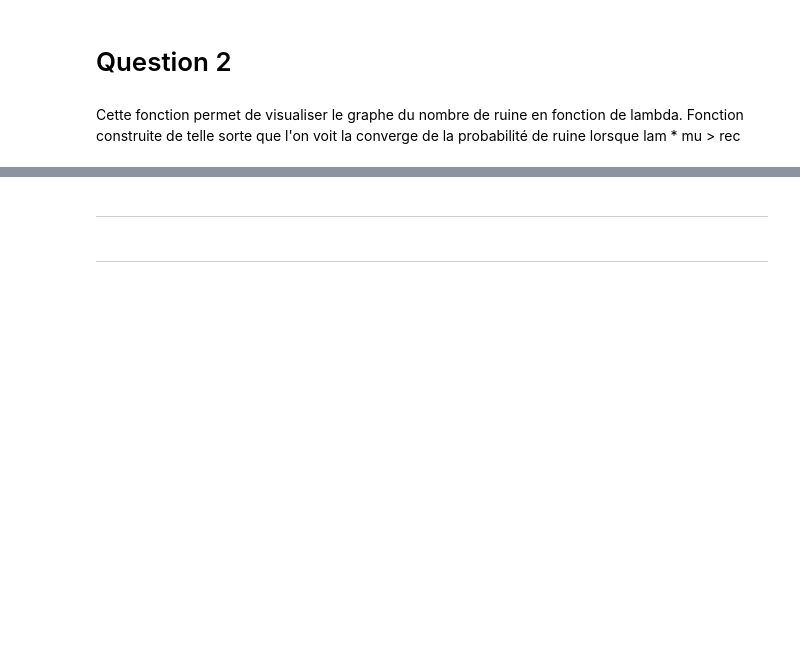
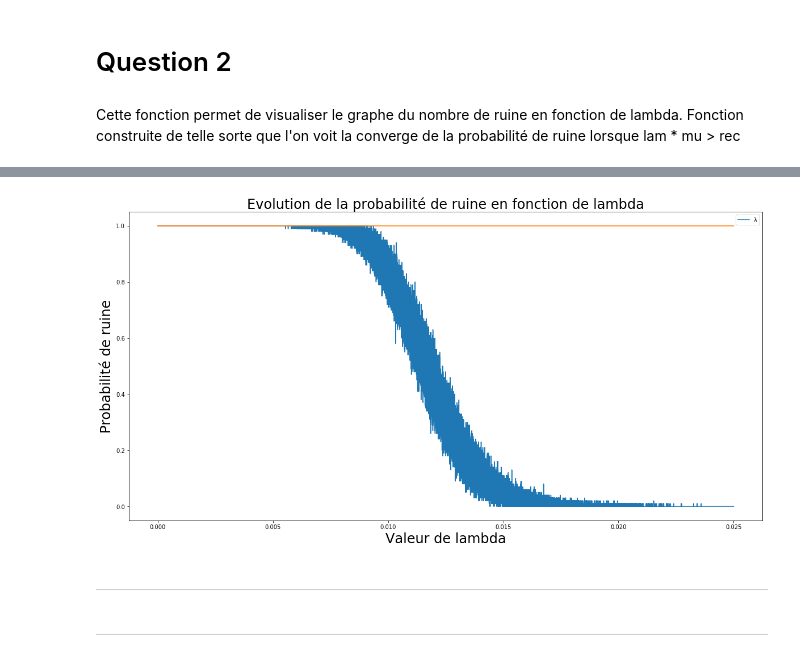
Before and after one commit to Oneway81/Grp-Tra-App, a Jupyter notebook: rendu.ipynb, the cells around one changed output, grey strips where cells are left out. Saved outputs shown, nothing was run; the diff lists cells and outputs as text; code cells hidden in the pictures; blank space fills up the shorter version.

```diff
--- a/rendu.ipynb
+++ b/rendu.ipynb
@@ -386,3 +391,7 @@ graph_1(10000,100,1000,100,80,1,0.0000001,0.00001)
+# %%
+graph_1(250000,100,1000,100,80,1,0.0000001,0.0000001)
+# %% [output]
+[figure, added]
 # %% [markdown]
 _________________________________________________________________________________________________________________________
 # %% [markdown]
```
Also changed, not shown: parts of 19 cells of this notebook.
